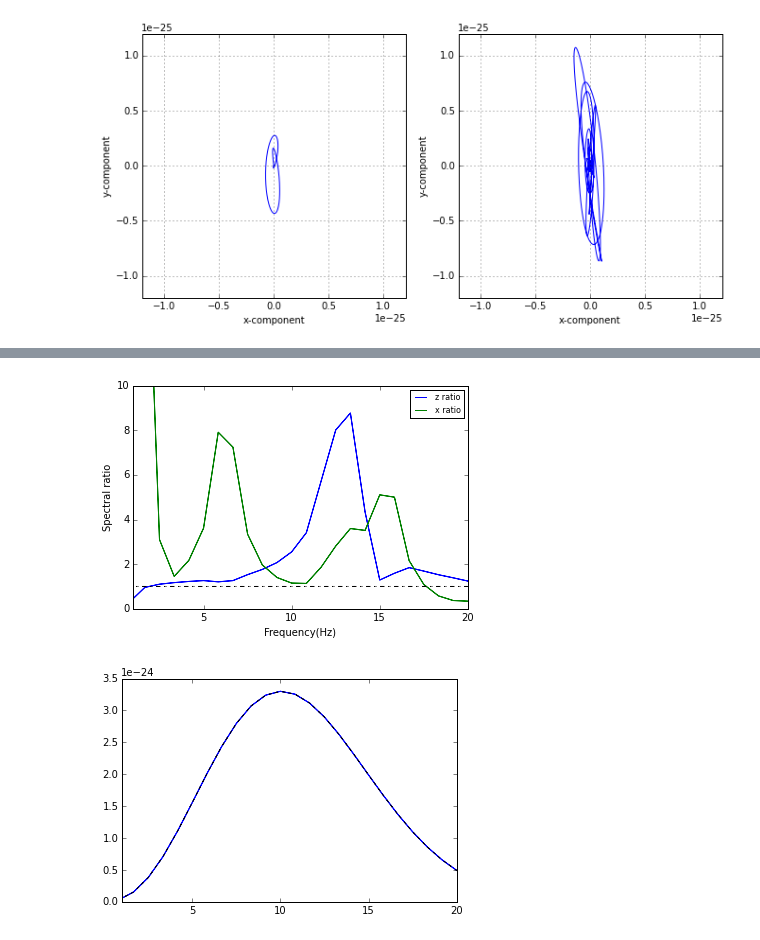
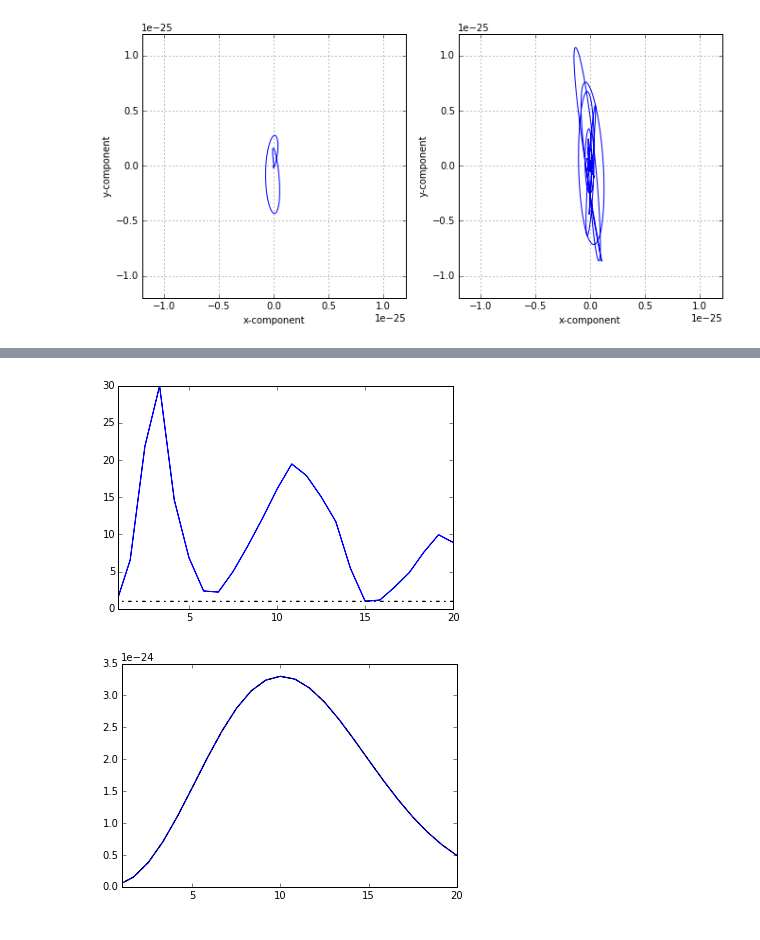
Before and after one commit to AntonyButcher/Near_surface, a Jupyter notebook: Model1_080115.ipynb, the cells around one changed output, grey strips where cells are left out. Saved outputs shown, nothing was run; the diff lists cells and outputs as text; code cells hidden in the pictures.

```diff
--- a/Model1_080115.ipynb
+++ b/Model1_080115.ipynb
@@ -75,8 +75,8 @@ def ratio(spec1,spec2):
 
     return ratio
 # %%
-stz = read('*.z',format='SAC')
-stx = read('*.x',format='SAC')
+stz = read('*_1.z',format='SAC')
+stx = read('*_1.x',format='SAC')
 # %%
 print stz
 print stx
@@ -214,3 +211,5 @@ freq_simple_x,spec_simple_x=fft(stx[1])
 freq_ns_x,spec_ns_x=fft(stx[0])
 
 ratio_x = ratio(spec_ns_x,spec_simple_x)
+
+ns_zxratio = ratio(spec_ns_z,spec_ns_x)
@@ -241,17 +254,14 @@ plt.show()
 # %%
-plt.plot(freq_simple, ratio_z,label='z ratio')
-plt.plot(freq_simple, ratio_x,label='x ratio')
-point = np.ones(len(st[0]))
-plt.plot(freq_simple, point,'k-.')
-plt.xlabel('Frequency(Hz)')
-plt.ylabel('Spectral ratio')
+plt.plot(freq_simple_x, ns_zxratio)
+#plt.plot(freq_simple, spec_simple,'k-.')
+point = np.ones(len(stz[0]))
+plt.plot(freq_simple_x, point,'k-.')
 plt.xlim([1,20])
-plt.ylim([0,10])
-plt.legend(fontsize=8)
-plt.savefig('foo.pdf')
+#plt.ylim([0,10])
+
 plt.show()
 # %% [output]
-[figure, old version]
+[figure, new version]
 # %%
 inv_model = spec_ns/ratio
 # %%
```
Also changed, not shown: parts of 5 cells of this notebook, 15 other files.
